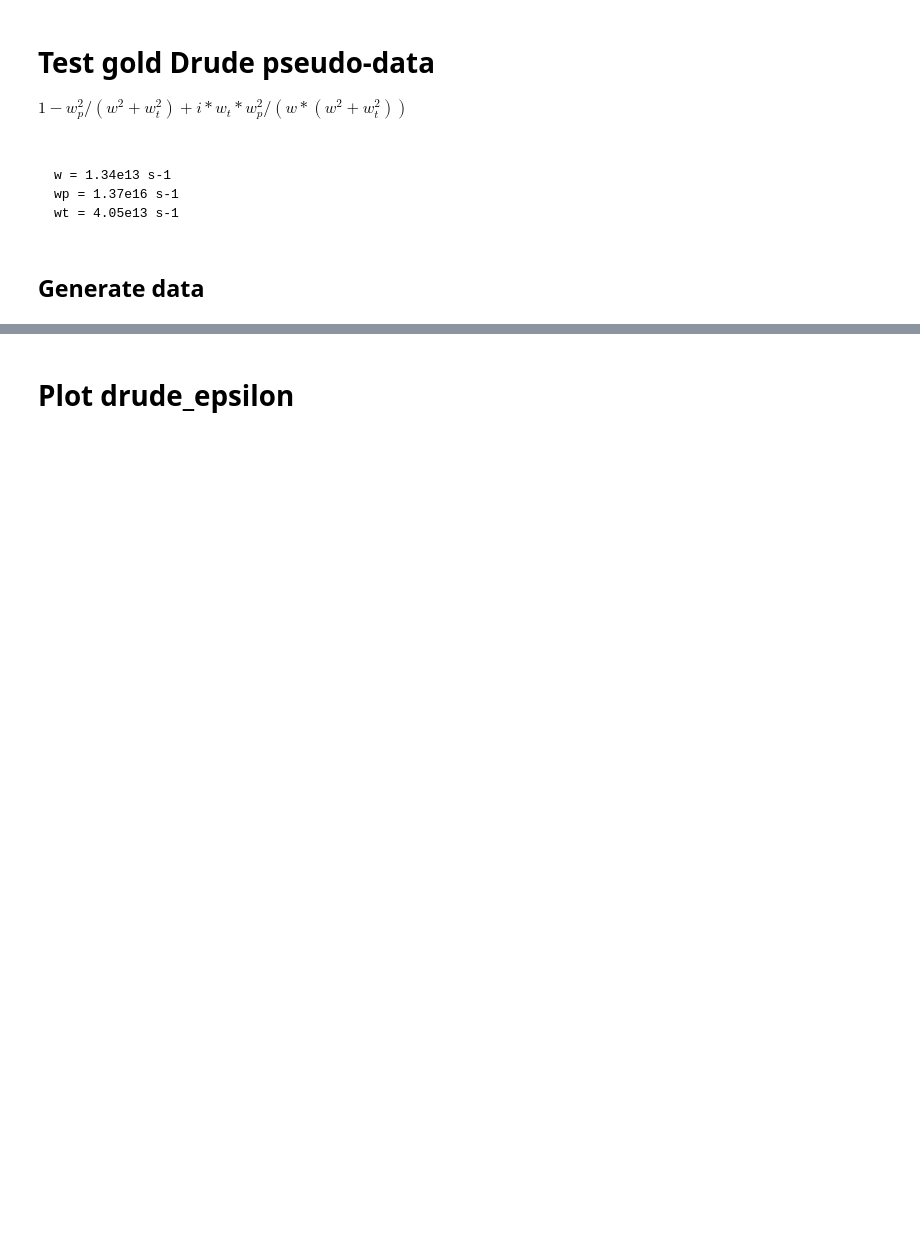
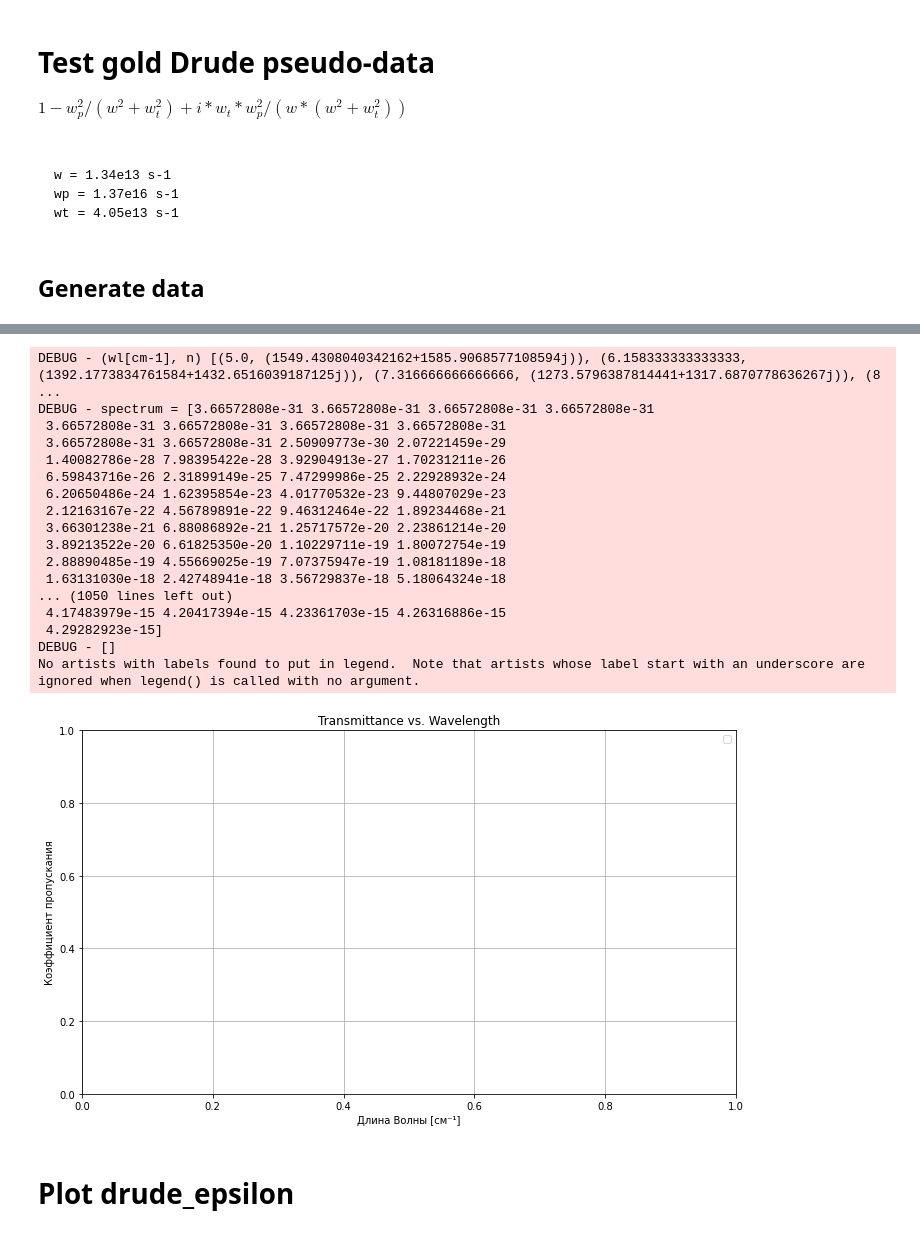
Before and after one commit to artyom-fedorenko/Graphene-films-plasmon-refractometry, a Jupyter notebook: Fourier/Dispersion_fit.ipynb, the cells around one changed output, grey strips where cells are left out. Cells and saved outputs as stored; diff of their text form; code cells hidden in the pictures; blank space fills up the shorter version.

```diff
--- a/Fourier/Dispersion_fit.ipynb
+++ b/Fourier/Dispersion_fit.ipynb
@@ -851,16 +981,41 @@ r_gold_dict=load_r_data(path=r"C:\Users\belco\Documents\Graphene\Data\Dispersion
 # %%
-for thk in np.array([0.5, 1, 2, 3, 4, 5])*35e-9:
+# Transmit
+for thk in np.array([0, 0.5, 1, 2, 3, 4, 5])*35e-9:
     generate_drude_spectrum(wl_rc_arr=np.linspace(5, 700, 601),
                             wp = 1.37e16,
                             wt = 4.05e13,
                             thk = thk,
                             mode = 'T',
                             filename = f"{thk:.2e}"+'_gold_40mkm_PP_transmit.csv',
                             path = r"C:\Users\belco\Documents\Graphene\Data\Dispersion_PP_40\Gold_simulated_T",
-                            noise_ampl=0)
+                            noise_ampl=0,
+                            draw_plot=False
+                           )
 t_gold_dict=load_t_data(path=r"C:\Users\belco\Documents\Graphene\Data\Dispersion_PP_40\Gold_simulated_T",
             draw_plot=True,
-            extension='.csv')
+            extension='.csv',
+            thk_arr_rf= np.array([0.5, 1, 2, 3, 4, 5, 0])*35e-9,
+            labels = ['pure', '105 nm', '140 nm', '175 nm', '18 nm', '35 nm', '70'],
+            reverse = False)
+# %% [output]
+DEBUG - (wl[cm-1], n) [(5.0, (1549.4308040342162+1585.9068577108594j)), (6.158333333333333, (1392.1773834761584+1432.6516039187125j)), (7.316666666666666, (1273.5796387814441+1317.6870778636267j)), (8 ...
+DEBUG - spectrum = [3.66572808e-31 3.66572808e-31 3.66572808e-31 3.66572808e-31
+ 3.66572808e-31 3.66572808e-31 3.66572808e-31 3.66572808e-31
+ 3.66572808e-31 3.66572808e-31 2.50909773e-30 2.07221459e-29
+ 1.40082786e-28 7.98395422e-28 3.92904913e-27 1.70231211e-26
+ 6.59843716e-26 2.31899149e-25 7.47299986e-25 2.22928932e-24
+ 6.20650486e-24 1.62395854e-23 4.01770532e-23 9.44807029e-23
+ 2.12163167e-22 4.56789891e-22 9.46312464e-22 1.89234468e-21
+ 3.66301238e-21 6.88086892e-21 1.25717572e-20 2.23861214e-20
+ 3.89213522e-20 6.61825350e-20 1.10229711e-19 1.80072754e-19
+ 2.88890485e-19 4.55669025e-19 7.07375947e-19 1.08181189e-18
+ 1.63131030e-18 2.42748941e-18 3.56729837e-18 5.18064324e-18
+... (1050 lines left out)
+ 4.17483979e-15 4.20417394e-15 4.23361703e-15 4.26316886e-15
+ 4.29282923e-15]
+DEBUG - []
+No artists with labels found to put in legend.  Note that artists whose label start with an underscore are ignored when legend() is called with no argument.
+[figure, added]
 # %% [markdown]
 # Plot drude_epsilon
 # %% [markdown]
```
Also changed, not shown: parts of 11 cells of this notebook.
